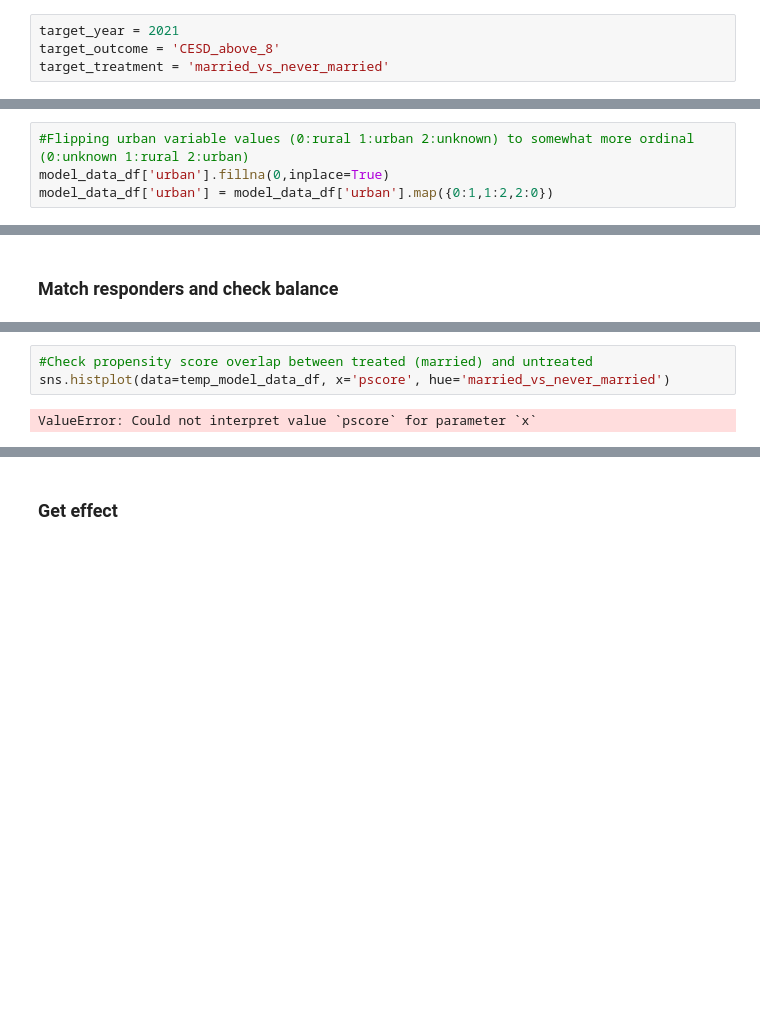
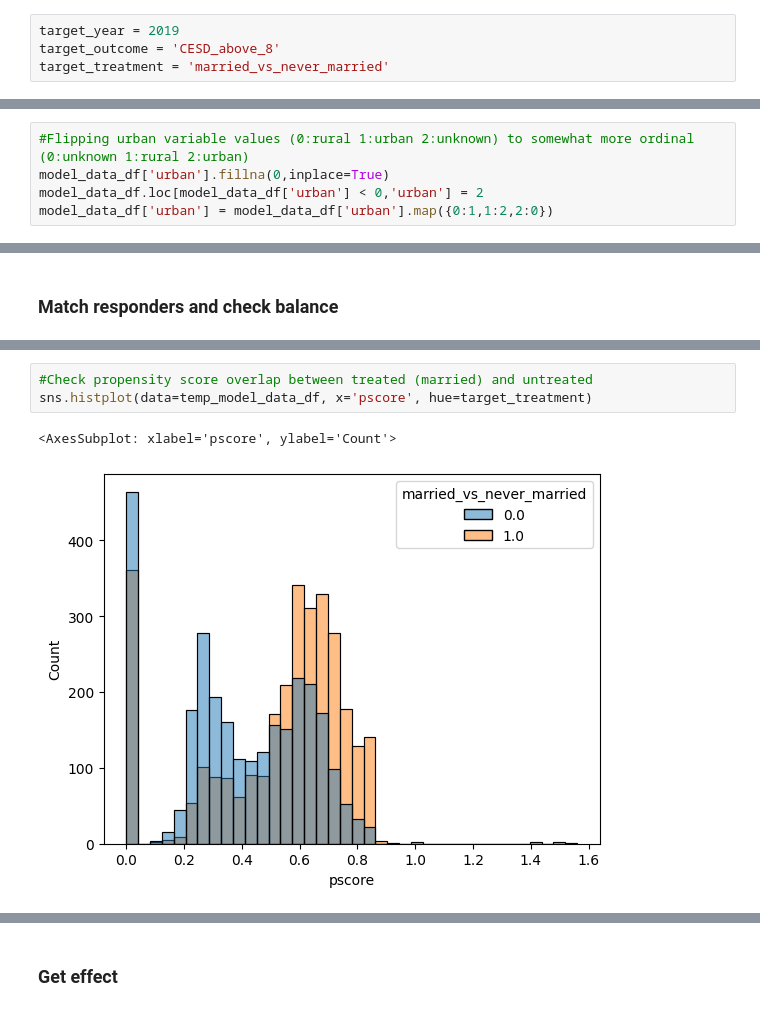
Before and after one commit to kiroah/marriage_and_depression, a Jupyter notebook: NLS-nonml.ipynb, the cells around one changed output, grey strips where cells are left out. Cells and saved outputs as stored; diff of their text form; blank space fills up the shorter version.

```diff
--- a/NLS-nonml.ipynb
+++ b/NLS-nonml.ipynb
@@ -51,7 +55,7 @@ import pickle
 # %% [markdown]
 ## Data preprocess
 # %%
-target_year = 2021
+target_year = 2019
 target_outcome = 'CESD_above_8'
 target_treatment = 'married_vs_never_married'
 # %%
@@ -181,6 +185,7 @@ model_data_df['bmi_bin'] = model_data_df['bmi_bin'].astype('category')
 # %%
 #Flipping urban variable values (0:rural 1:urban 2:unknown) to somewhat more ordinal (0:unknown 1:rural 2:urban)
 model_data_df['urban'].fillna(0,inplace=True)
+model_data_df.loc[model_data_df['urban'] < 0,'urban'] = 2
 model_data_df['urban'] = model_data_df['urban'].map({0:1,1:2,2:0})
 # %%
 #Put any NaNs or negative values to zero
@@ -505,8 +508,9 @@ temp_model_data_df = pd.concat([temp_model_data_df,temp_df[['pscore']]],axis=1)
 # %%
 #Check propensity score overlap between treated (married) and untreated
-sns.histplot(data=temp_model_data_df, x='pscore', hue='married_vs_never_married')
+sns.histplot(data=temp_model_data_df, x='pscore', hue=target_treatment)
 # %% [output]
-ValueError: Could not interpret value `pscore` for parameter `x`
+<AxesSubplot: xlabel='pscore', ylabel='Count'>
+[figure, added]
 # %%
 #Use nearest neighbor to get matched indices and create new dataframe for it.
 
```
Also changed, not shown: parts of 39 cells of this notebook, 3 other files.
